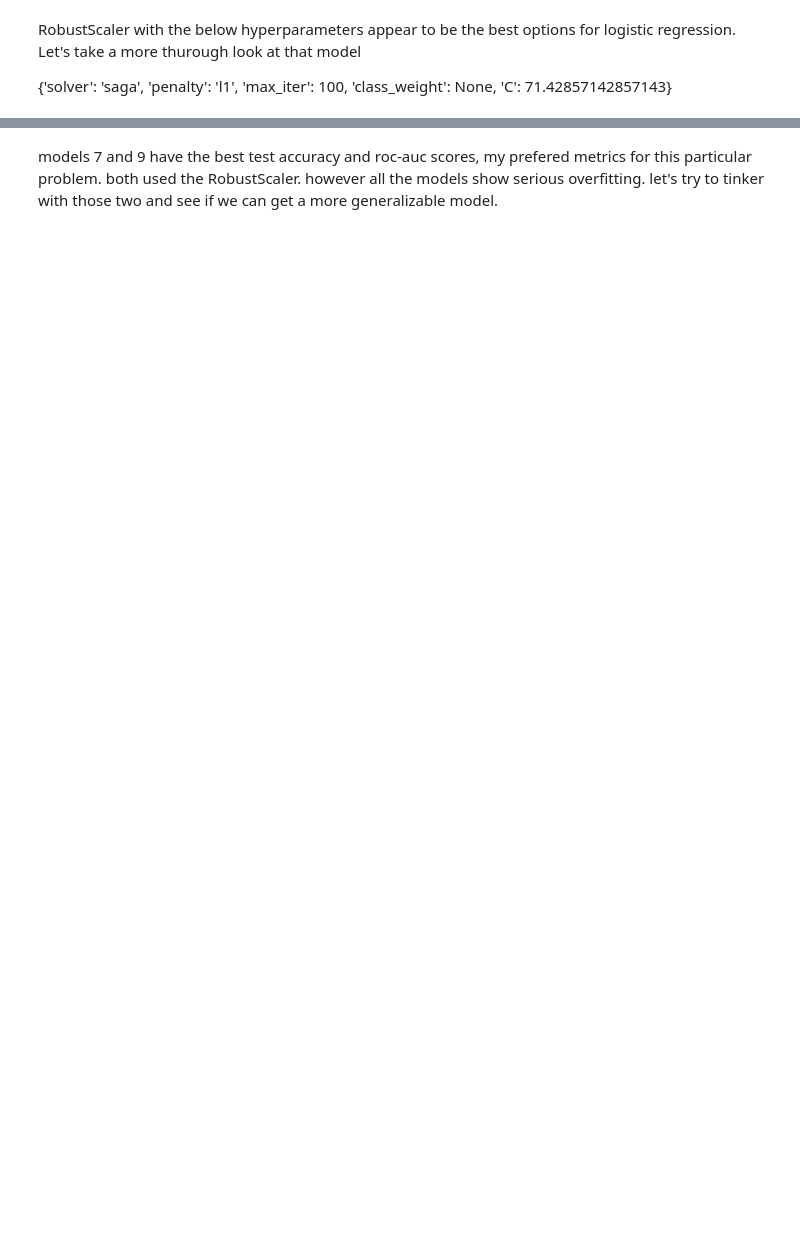
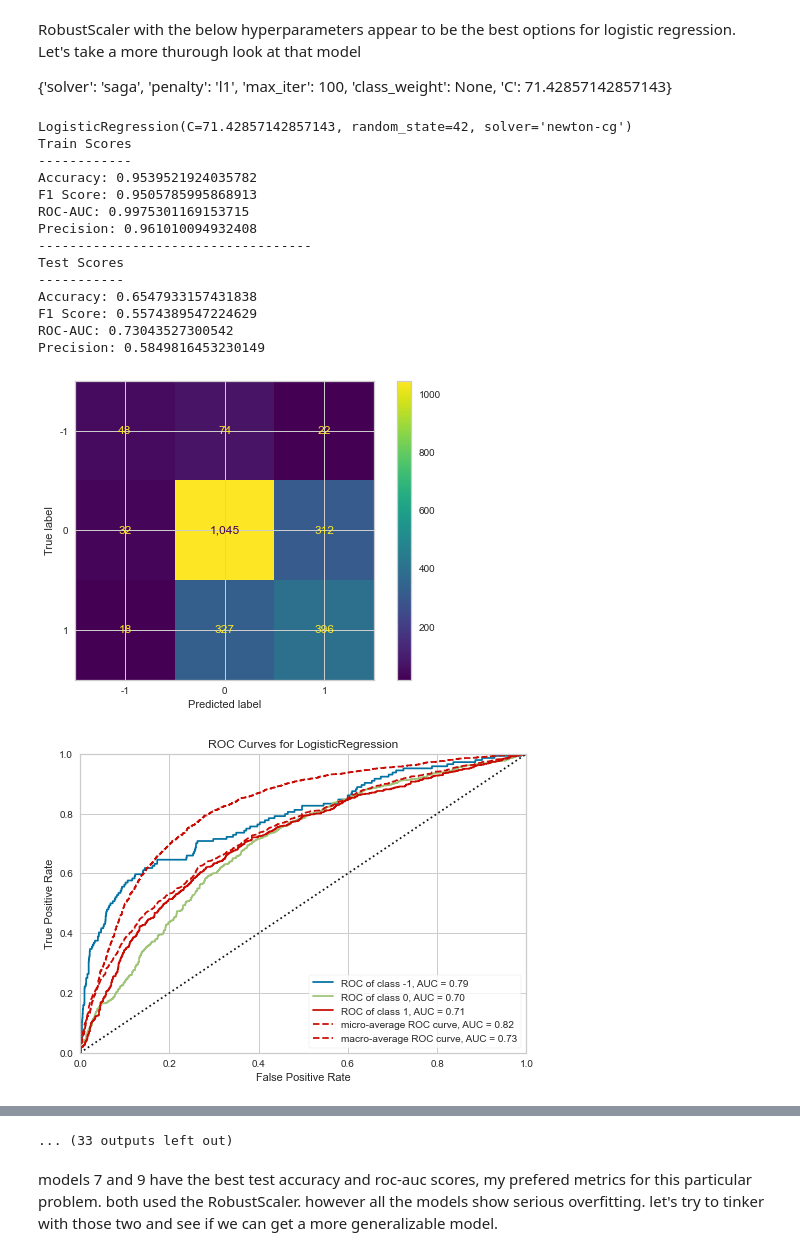
Before and after one commit to stone-ericm/sentiment_analysis_NLP_project-, a Jupyter notebook: notebook.ipynb, the cells around one changed output, grey strips where cells are left out. Drawn from its saved outputs; the diff is of its cells as text; code cells hidden in the pictures; blank space fills up the shorter version.

Commit message:
finished modeling

```diff
--- a/notebook.ipynb
+++ b/notebook.ipynb
@@ -776,7 +776,7 @@ class ModelRunner:
             ras = roc_auc_score(self.y_test, val_out[:,1])
             pr = precision_score(self.y_test, val_preds, pos_label='Positive emotion')
 
-        score[str(self.clf['scaler']) + ' ' + str(self.clf['classifier'])]['test'] = {'f1' : f1,
+        self.score[str(self.clf['scaler']) + ' ' + str(self.clf['classifier'])]['test'] = {'f1' : f1,
                                                                                        'roc-auc' : ras,
                                                                                        'ac' : ac,
                                                                                        'pr' : pr
@@ -988,15 +994,29 @@ print(scores)
 RobustScaler with the below hyperparameters appear to be the best options for logistic regression. Let's take a more thurough look at that model
 
 {'solver': 'saga', 'penalty': 'l1', 'max_iter': 100, 'class_weight': None, 'C': 71.42857142857143}
-# %%
-for each in models:
-    print(each[0]['transformer'])
-# %%
-for each in models:
-    print(str(each[1]['scaler']))
-    break
 # %%
+score = {}
+
 for each in models:
     print(each[1]['classifier'])
     mr = ModelRunner(model = each, neutral = True, data = data, target = target)
     mr.run_model()
+    for key, value in mr.score.items():
+        score[key] = value
+# %% [output]
+LogisticRegression(C=71.42857142857143, random_state=42, solver='newton-cg')
+Train Scores
+------------
+Accuracy: 0.9539521924035782
+F1 Score: 0.9505785995868913
+ROC-AUC: 0.9975301169153715
+Precision: 0.961010094932408
+-----------------------------------
+Test Scores
+-----------
+Accuracy: 0.6547933157431838
+F1 Score: 0.5574389547224629
+ROC-AUC: 0.73043527300542
+Precision: 0.5849816453230149
+[figure, added]
+[figure, added]
@@ -1003,2 +1061,3 @@ for each in models:
+... (33 outputs left out)
 # %% [markdown]
 models 7 and 9 have the best test accuracy and roc-auc scores, my prefered metrics for this particular problem. both used the RobustScaler. however all the models show serious overfitting. let's try to tinker with those two and see if we can get a more generalizable model.
```
Also changed, not shown: parts of 32 cells of this notebook.
